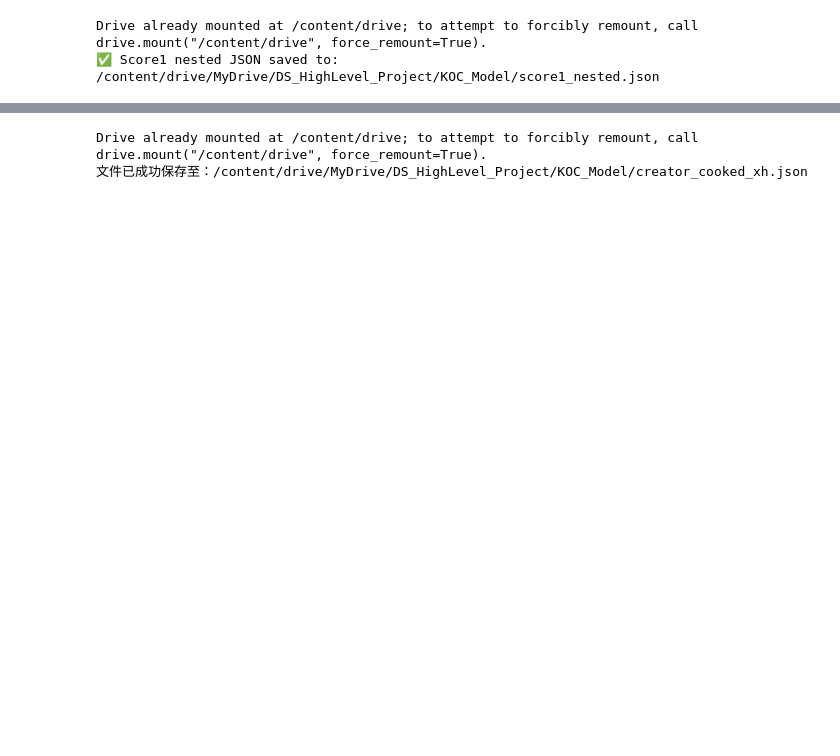
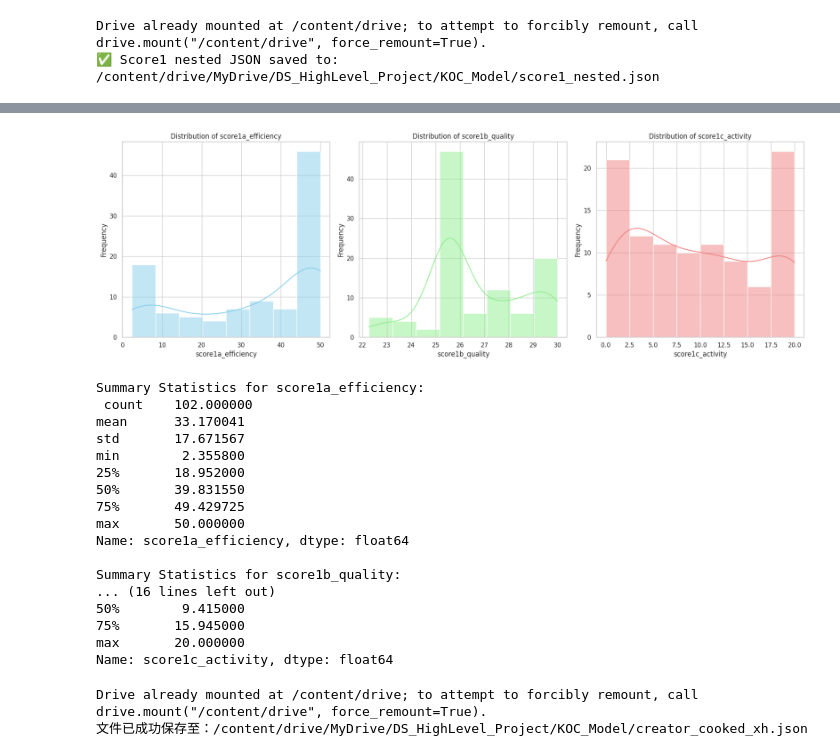
Before and after one commit to Dr-Spicy/MF_KOC, a Jupyter notebook: Scoring/dim.1/score1.ipynb, the cells around one changed output, grey strips where cells are left out. Saved outputs shown, nothing was run; the diff lists cells and outputs as text; code cells hidden in the pictures; blank space fills up the shorter version.

```diff
--- a/Scoring/dim.1/score1.ipynb
+++ b/Scoring/dim.1/score1.ipynb
@@ -419,3 +385,55 @@ Name: score1_account_influence, dtype: float64
+# %%
+# prompt: make distribution plot for each score1 a b c    , also summery statistic feature
+
+# Distribution Plots for score1a, score1b, and score1c
+
+plt.figure(figsize=(18, 6))
+
+plt.subplot(1, 3, 1)
+sns.histplot(df_creator['score1a_efficiency'], kde=True, color='skyblue')
+plt.title('Distribution of score1a_efficiency')
+plt.xlabel('score1a_efficiency')
+plt.ylabel('Frequency')
+
+plt.subplot(1, 3, 2)
+sns.histplot(df_creator['score1b_quality'], kde=True, color='lightgreen')
+plt.title('Distribution of score1b_quality')
+plt.xlabel('score1b_quality')
+plt.ylabel('Frequency')
+
+plt.subplot(1, 3, 3)
+sns.histplot(df_creator['score1c_activity'], kde=True, color='lightcoral')
+plt.title('Distribution of score1c_activity')
+plt.xlabel('score1c_activity')
+plt.ylabel('Frequency')
+
+plt.tight_layout()
+plt.show()
+
+
+# Summary Statistics for score1a, score1b, and score1c
+print("Summary Statistics for score1a_efficiency:\n", df_creator['score1a_efficiency'].describe())
+print("\nSummary Statistics for score1b_quality:\n", df_creator['score1b_quality'].describe())
+print("\nSummary Statistics for score1c_activity:\n", df_creator['score1c_activity'].describe())
+# %% [output]
+[figure, added]
+Summary Statistics for score1a_efficiency:
+ count    102.000000
+mean      33.170041
+std       17.671567
+min        2.355800
+25%       18.952000
+50%       39.831550
+75%       49.429725
+max       50.000000
+Name: score1a_efficiency, dtype: float64
+
+Summary Statistics for score1b_quality:
+... (16 lines left out)
+50%        9.415000
+75%       15.945000
+max       20.000000
+Name: score1c_activity, dtype: float64
 # %%
 from google.colab import drive
 drive.mount('/content/drive')
```
Also changed, not shown: parts of 4 cells of this notebook.
